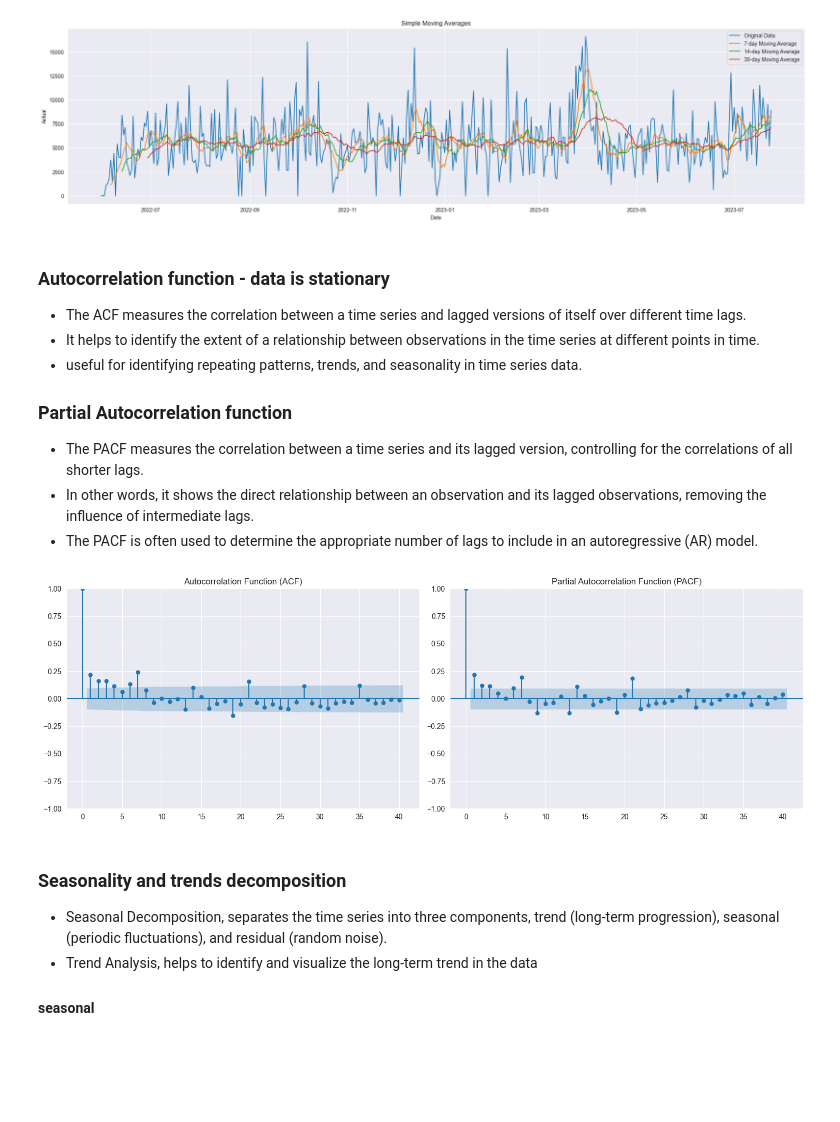
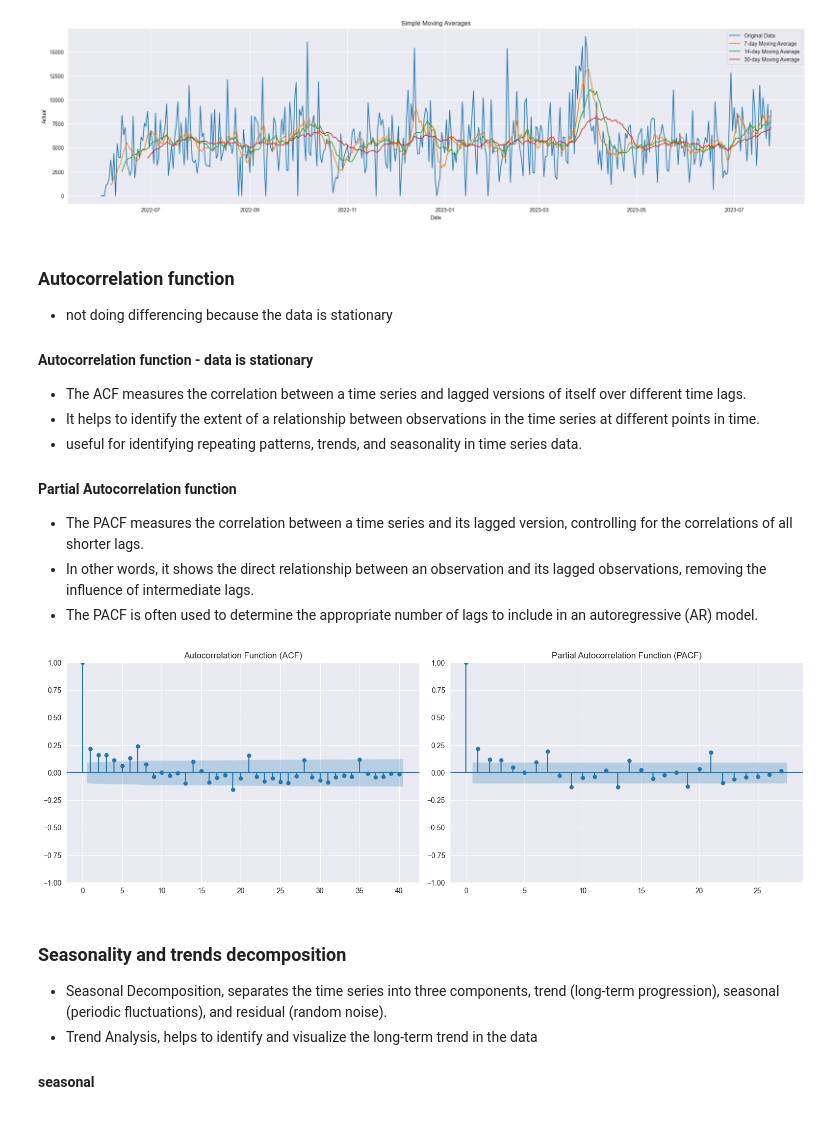
Before and after one commit to kibambe-0167/time-series-analysis, a Jupyter notebook: app.ipynb, the cells around one changed output. Drawn from its saved outputs; the diff is of its cells as text; code cells hidden in the pictures; blank space fills up the shorter version.

```diff
--- a/app.ipynb
+++ b/app.ipynb
@@ -524,30 +529,37 @@ df.drop(columns=['7_day_MA','14_day_MA', '30_day_MA'], inplace=True)
 # %% [output]
 [figure]
 # %% [markdown]
-### Autocorrelation function - data is stationary
+### Autocorrelation function
+- not doing differencing because the data is stationary
+
+#### Autocorrelation function - data is stationary
 - The ACF measures the correlation between a time series and lagged versions of itself over different time lags.
 - It helps to identify the extent of a relationship between observations in the time series at different points in time.
 - useful for identifying repeating patterns, trends, and seasonality in time series data.
 
-### Partial Autocorrelation function
+#### Partial Autocorrelation function
 - The PACF measures the correlation between a time series and its lagged version, controlling for the correlations of all shorter lags.
 - In other words, it shows the direct relationship between an observation and its lagged observations, removing the influence of intermediate lags.
 - The PACF is often used to determine the appropriate number of lags to include in an autoregressive (AR) model.
 # %%
 plt.figure(figsize=(15, 5))
 
 plt.subplot(1, 2, 1)
-plot_acf(df[['Actual']], lags=40, ax=plt.gca())
+plot_acf(df[['Actual']], ax=plt.gca(),
+         lags=40,
+         )
 plt.title('Autocorrelation Function (ACF)')
 
 plt.subplot(1, 2, 2)
-plot_pacf(df[['Actual']], lags=40, ax=plt.gca())
+plot_pacf(df[['Actual']], ax=plt.gca(), method="ywm"
+        # lags=40,
+          )
 plt.title('Partial Autocorrelation Function (PACF)')
 
 plt.tight_layout()
 plt.show()
 # %% [output]
-[figure, old version]
+[figure, new version]
 # %% [markdown]
 ### Seasonality and trends decomposition
 
```
Also changed, not shown: parts of 27 cells of this notebook, 2 other files.
